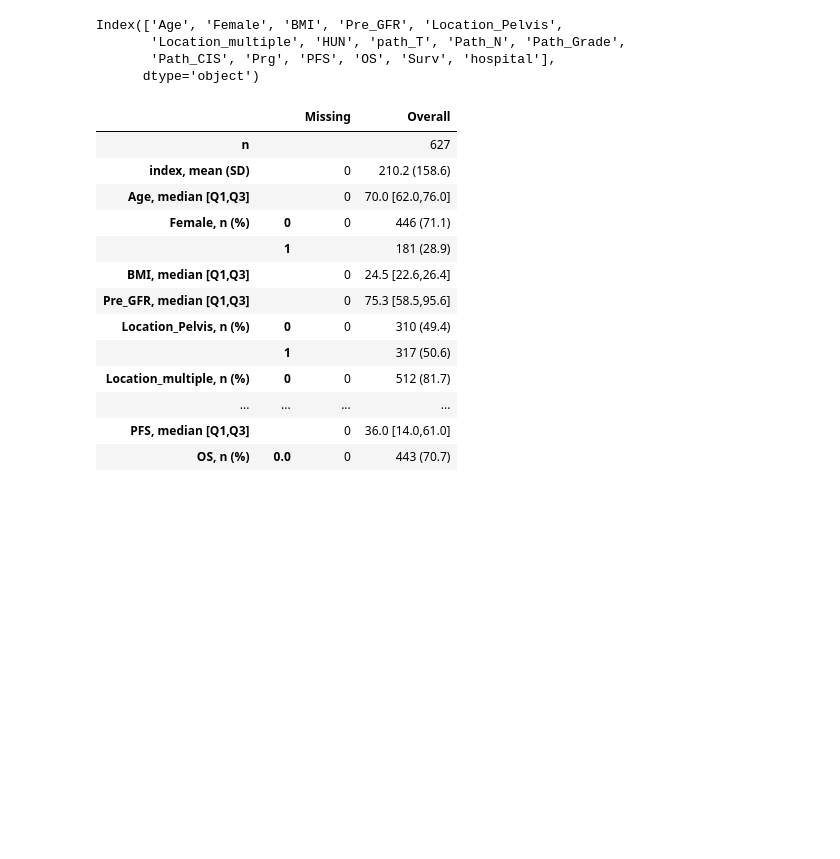
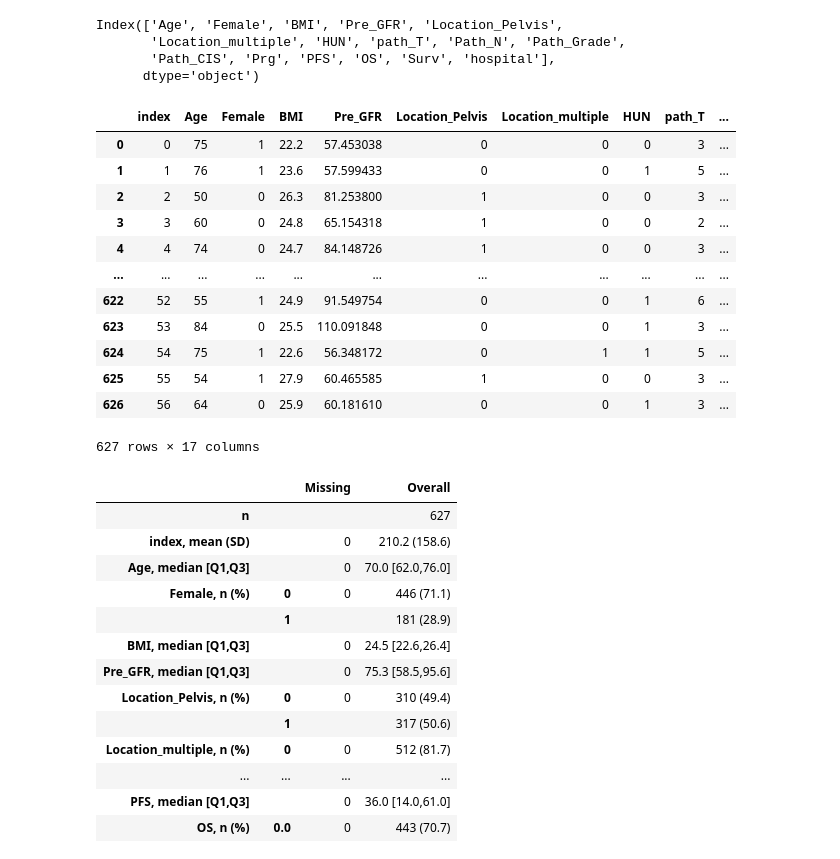
Before and after one commit to JUNGYO/UTUC_Surv, a Jupyter notebook: stats.ipynb, the cells around one changed output. Saved outputs shown, nothing was run; the diff lists cells and outputs as text; code cells hidden in the pictures; blank space fills up the shorter version.

```diff
--- a/stats.ipynb
+++ b/stats.ipynb
@@ -27,14 +27,17 @@ AMC['hospital'] = 'AMC'
 ext_Hallym['hospital'] = 'Hallym'
 ext_SNU['hospital'] = 'SNU'
 # %%
-AMC['Path_N'].replace({' ':np.nan},inplace=True)
-AMC['Path_N'].replace({2:1},inplace=True)
-AMC['Path_N'] = AMC['Path_N'].astype(float)
 
 AMC['Location_multiple'].replace({1:0},inplace=True)
 AMC['Location_multiple'].replace({2:1},inplace=True)
 AMC['Location_multiple'].replace({3:1},inplace=True)
 AMC['Location_multiple'].replace({4:1},inplace=True)
+
+AMC['Path_N'].replace({' ':0},inplace=True)
+# AMC['Path_N'].replace({np.NAN:0},inplace=True)
+
+AMC['Path_N'].replace({2:1},inplace=True)
+AMC['Path_N'] = AMC['Path_N'].astype(float)
 # %%
 merge = pd.concat([AMC, ext_Hallym, ext_SNU], ignore_index=True)
 # %%
@@ -54,6 +57,22 @@ categorical = ['Female', 'Location_Pelvis', 'Location_multiple', 'HUN', 'path_T'
                'Path_CIS', 'Prg', 'OS','hospital']
 # %%
 Table1= TableOne(AMC, nonnormal=nonnormal, categorical=categorical, dip_test=True, normal_test=True, tukey_test=True)
+# %%
+AMC
+# %% [output]
+|  | index | Age | Female | BMI | Pre_GFR | Location_Pelvis | Location_multiple | HUN | path_T | ... |
+| 0 | 0 | 75 | 1 | 22.2 | 57.453038 | 0 | 0 | 0 | 3 | ... |
+| 1 | 1 | 76 | 1 | 23.6 | 57.599433 | 0 | 0 | 1 | 5 | ... |
+| 2 | 2 | 50 | 0 | 26.3 | 81.253800 | 1 | 0 | 0 | 3 | ... |
+| 3 | 3 | 60 | 0 | 24.8 | 65.154318 | 1 | 0 | 0 | 2 | ... |
+| 4 | 4 | 74 | 0 | 24.7 | 84.148726 | 1 | 0 | 0 | 3 | ... |
+| ... | ... | ... | ... | ... | ... | ... | ... | ... | ... | ... |
+| 622 | 52 | 55 | 1 | 24.9 | 91.549754 | 0 | 0 | 1 | 6 | ... |
+| 623 | 53 | 84 | 0 | 25.5 | 110.091848 | 0 | 0 | 1 | 3 | ... |
+| 624 | 54 | 75 | 1 | 22.6 | 56.348172 | 0 | 1 | 1 | 5 | ... |
+| 625 | 55 | 54 | 1 | 27.9 | 60.465585 | 1 | 0 | 0 | 3 | ... |
+| 626 | 56 | 64 | 0 | 25.9 | 60.181610 | 0 | 0 | 1 | 3 | ... |
+627 rows × 17 columns
 # %%
 Table1
 # %% [output]
```
Also changed, not shown: parts of 2 cells of this notebook.
